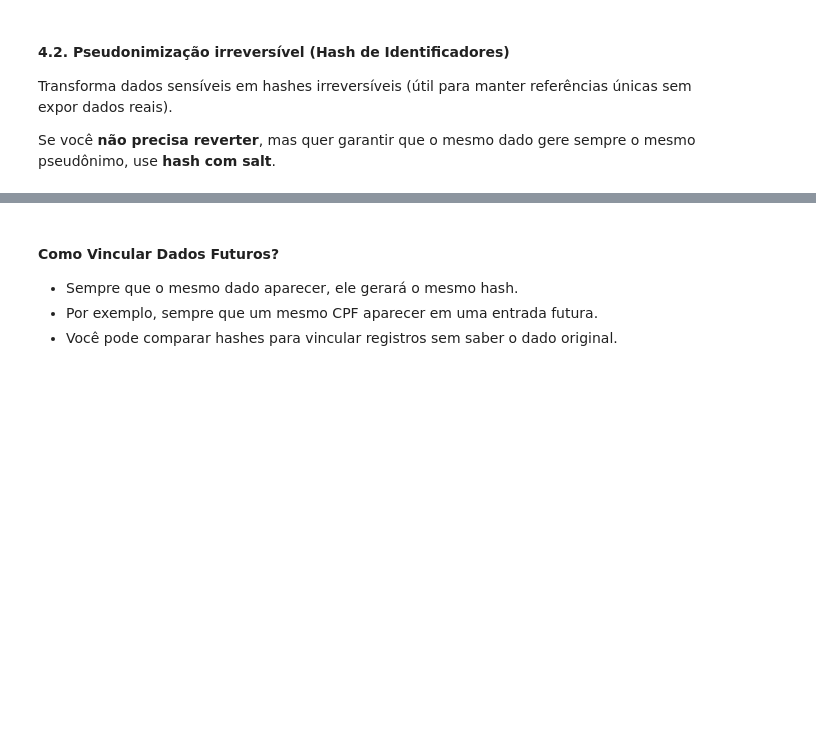
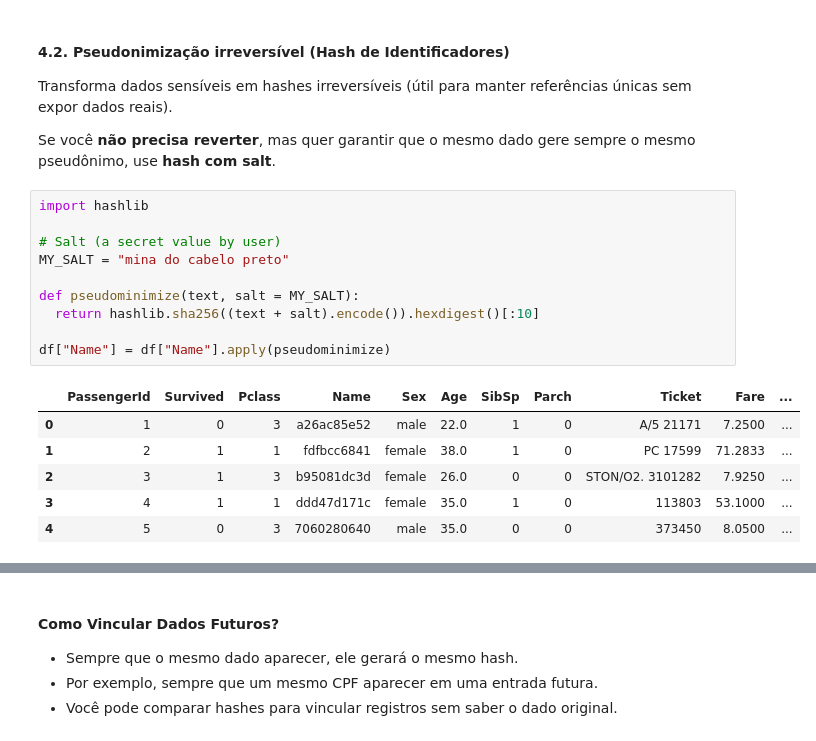
Before and after one commit to deveveryday/CDIA_Logica_Programacao, a Jupyter notebook: Aula_12_IntroPandas.ipynb, the cells around one changed output, grey strips where cells are left out. Drawn from its saved outputs; the diff is of its cells as text; blank space fills up the shorter version.

```diff
--- a/Aula_12_IntroPandas.ipynb
+++ b/Aula_12_IntroPandas.ipynb
@@ -448,3 +456,20 @@ Name: Name, dtype: object
 Transforma dados sensíveis em hashes irreversíveis (útil para manter referências únicas sem expor dados reais).
 
 Se você **não precisa reverter**, mas quer garantir que o mesmo dado gere sempre o mesmo pseudônimo, use **hash com salt**.
+# %%
+import hashlib
+
+# Salt (a secret value by user)
+MY_SALT = "mina do cabelo preto"
+
+def pseudominimize(text, salt = MY_SALT):
+  return hashlib.sha256((text + salt).encode()).hexdigest()[:10]
+
+df["Name"] = df["Name"].apply(pseudominimize)
+# %% [output]
+|  | PassengerId | Survived | Pclass | Name | Sex | Age | SibSp | Parch | Ticket | Fare | ... |
+| 0 | 1 | 0 | 3 | a26ac85e52 | male | 22.0 | 1 | 0 | A/5 21171 | 7.2500 | ... |
+| 1 | 2 | 1 | 1 | fdfbcc6841 | female | 38.0 | 1 | 0 | PC 17599 | 71.2833 | ... |
+| 2 | 3 | 1 | 3 | b95081dc3d | female | 26.0 | 0 | 0 | STON/O2. 3101282 | 7.9250 | ... |
+| 3 | 4 | 1 | 1 | ddd47d171c | female | 35.0 | 1 | 0 | 113803 | 53.1000 | ... |
+| 4 | 5 | 0 | 3 | 7060280640 | male | 35.0 | 0 | 0 | 373450 | 8.0500 | ... |
```
Also changed, not shown: parts of 29 cells of this notebook.
